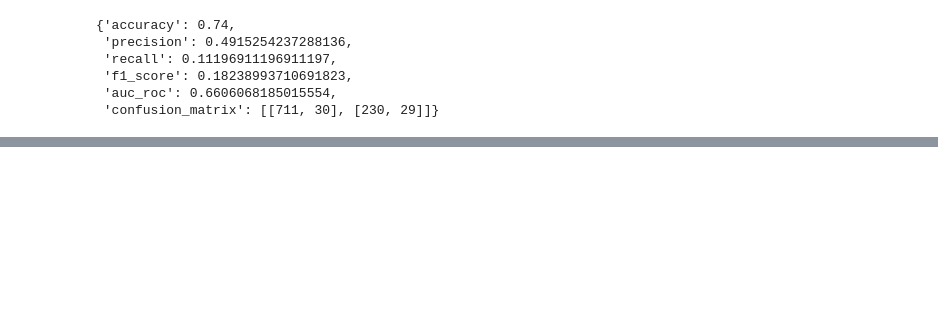
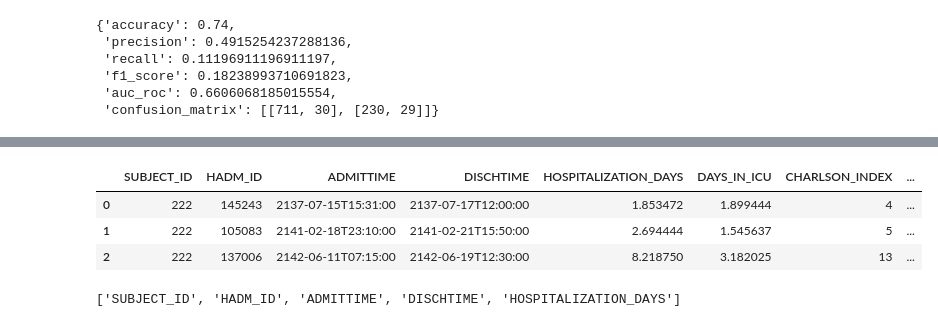
Before and after one commit to LucasVon0645/Master-Thesis--Project-ReadmitAI, a Jupyter notebook: api/notebooks/experiment.ipynb, the cells around one changed output, grey strips where cells are left out. Drawn from its saved outputs; the diff is of its cells as text; code cells hidden in the pictures; blank space fills up the shorter version.

```diff
--- a/api/notebooks/experiment.ipynb
+++ b/api/notebooks/experiment.ipynb
@@ -180,3 +199,33 @@ response.json()["metrics"]
  'f1_score': 0.18238993710691823,
  'auc_roc': 0.6606068185015554,
  'confusion_matrix': [[711, 30], [230, 29]]}
+# %%
+url = "http://127.0.0.1:8000/explain_single_patient"
+headers = {"Content-Type": "application/json"}
+
+response = requests.post(url, headers=headers, data=json.dumps(request_payload_single_patient))
+
+print("Response status code:", response.status_code)
+
+if response.status_code == 200:
+    explanation = response.json()
+    prediction = explanation.get("prediction", {})
+    print("Prediction Results:")
+    for key, value in prediction.items():
+        if value:
+            print(f"{key}: {value[0]}")
+    print("\n\nAttention Weights:")
+    attention_weights = prediction.get("attention_weights", [])
+    if attention_weights:
+        for i, weights in enumerate(attention_weights[0]):
+            print(f"Admission {i+1}: {weights}")
+    else:
+        print("No attention weights available.")
+    input_features = explanation.get("input_features", {})
+
+    curr = input_features["current"]
+    past_df = pd.DataFrame(input_features["past"])
+else:
+    print("Error:", response.text)
+    curr_df = pd.DataFrame()
+    past_df = pd.DataFrame()
@@ -182,0 +268,7 @@ response.json()["metrics"]
+# %%
+past_df
+# %% [output]
+|  | SUBJECT_ID | HADM_ID | ADMITTIME | DISCHTIME | HOSPITALIZATION_DAYS | DAYS_IN_ICU | CHARLSON_INDEX | ... |
+| 0 | 222 | 145243 | 2137-07-15T15:31:00 | 2137-07-17T12:00:00 | 1.853472 | 1.899444 | 4 | ... |
+| 1 | 222 | 105083 | 2141-02-18T23:10:00 | 2141-02-21T15:50:00 | 2.694444 | 1.545637 | 5 | ... |
+| 2 | 222 | 137006 | 2142-06-11T07:15:00 | 2142-06-19T12:30:00 | 8.218750 | 3.182025 | 13 | ... |
@@ -182,0 +280,4 @@ response.json()["metrics"]
+# %%
+feat_display
+# %% [output]
+['SUBJECT_ID', 'HADM_ID', 'ADMITTIME', 'DISCHTIME', 'HOSPITALIZATION_DAYS']
```
Also changed, not shown: parts of 30 cells of this notebook, 6 other files.
